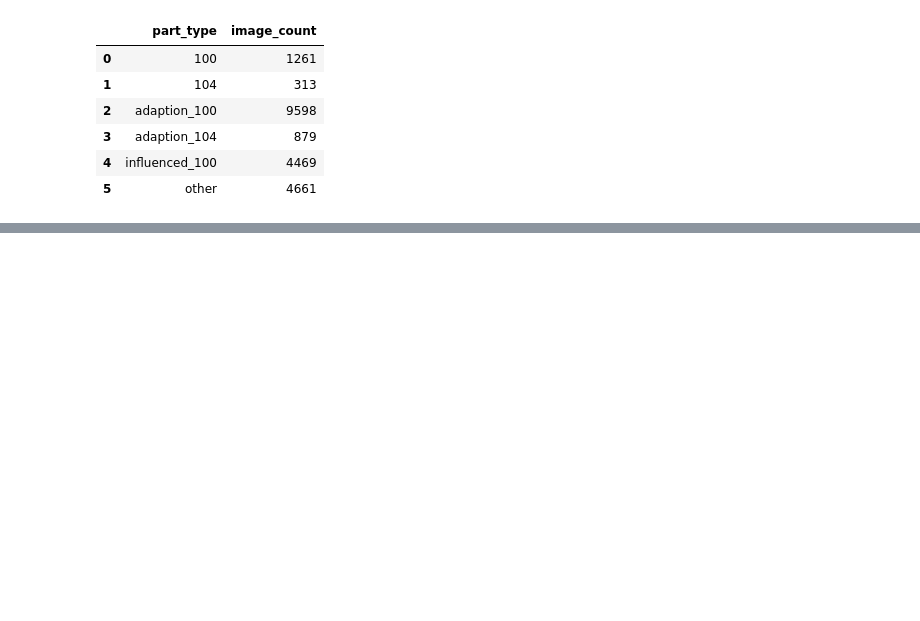
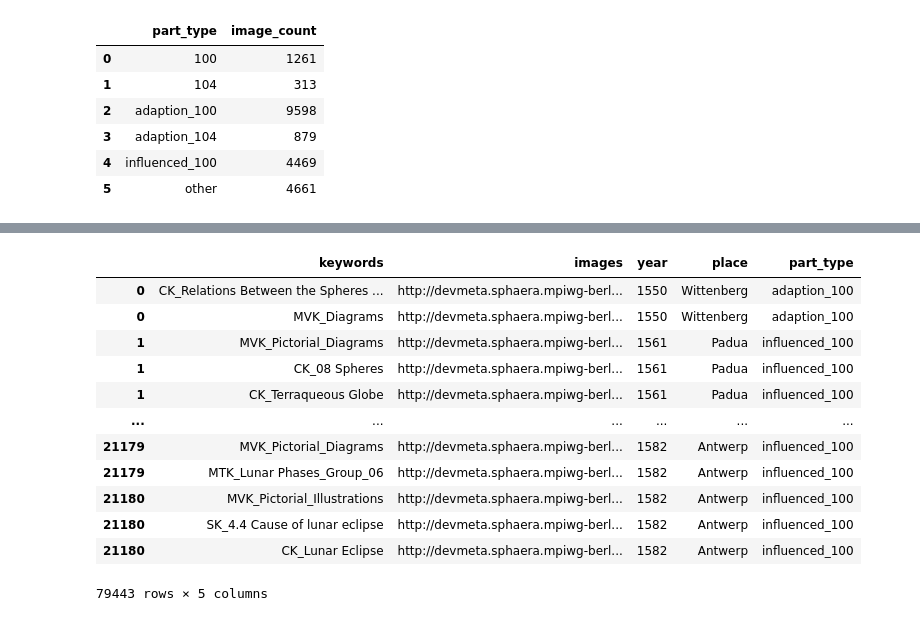
Before and after one commit to Nogashlomi/Image_data, a Jupyter notebook: df_with_part_type.ipynb, the cells around one changed output, grey strips where cells are left out. Saved outputs shown, nothing was run; the diff lists cells and outputs as text; code cells hidden in the pictures; blank space fills up the shorter version.

```diff
--- a/df_with_part_type.ipynb
+++ b/df_with_part_type.ipynb
@@ -165,0 +176,16 @@ Count: 73
+# %%
+keyword_df
+# %% [output]
+|  | keywords | images | year | place | part_type |
+| 0 | CK_Relations Between the Spheres ... | http://devmeta.sphaera.mpiwg-berl... | 1550 | Wittenberg | adaption_100 |
+| 0 | MVK_Diagrams | http://devmeta.sphaera.mpiwg-berl... | 1550 | Wittenberg | adaption_100 |
+| 1 | MVK_Pictorial_Diagrams | http://devmeta.sphaera.mpiwg-berl... | 1561 | Padua | influenced_100 |
+| 1 | CK_08 Spheres | http://devmeta.sphaera.mpiwg-berl... | 1561 | Padua | influenced_100 |
+| 1 | CK_Terraqueous Globe | http://devmeta.sphaera.mpiwg-berl... | 1561 | Padua | influenced_100 |
+| ... | ... | ... | ... | ... | ... |
+| 21179 | MVK_Pictorial_Diagrams | http://devmeta.sphaera.mpiwg-berl... | 1582 | Antwerp | influenced_100 |
+| 21179 | MTK_Lunar Phases_Group_06 | http://devmeta.sphaera.mpiwg-berl... | 1582 | Antwerp | influenced_100 |
+| 21180 | MVK_Pictorial_Illustrations | http://devmeta.sphaera.mpiwg-berl... | 1582 | Antwerp | influenced_100 |
+| 21180 | SK_4.4 Cause of lunar eclipse | http://devmeta.sphaera.mpiwg-berl... | 1582 | Antwerp | influenced_100 |
+| 21180 | CK_Lunar Eclipse | http://devmeta.sphaera.mpiwg-berl... | 1582 | Antwerp | influenced_100 |
+79443 rows × 5 columns
```
Also changed, not shown: parts of 12 cells of this notebook, 17 other files.
